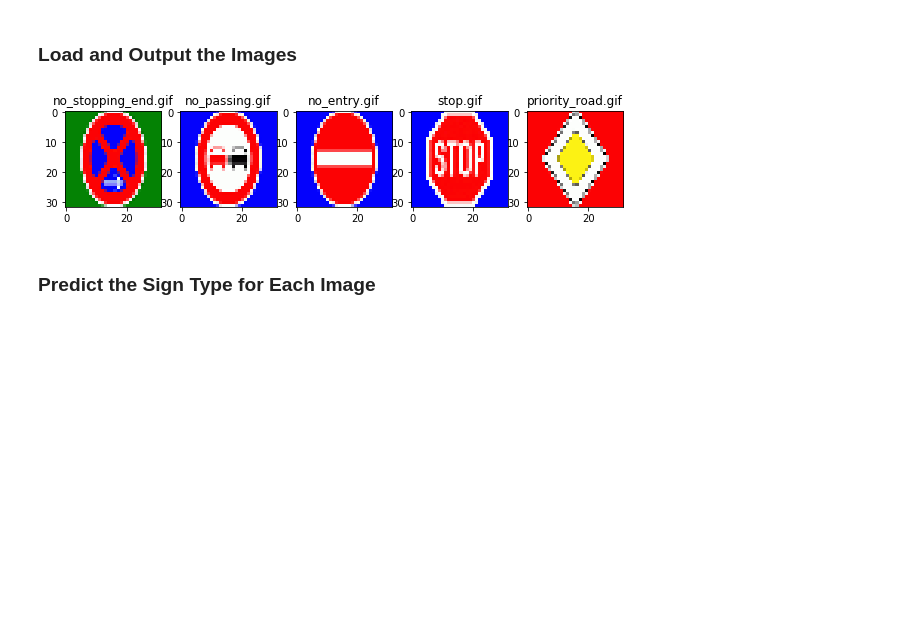
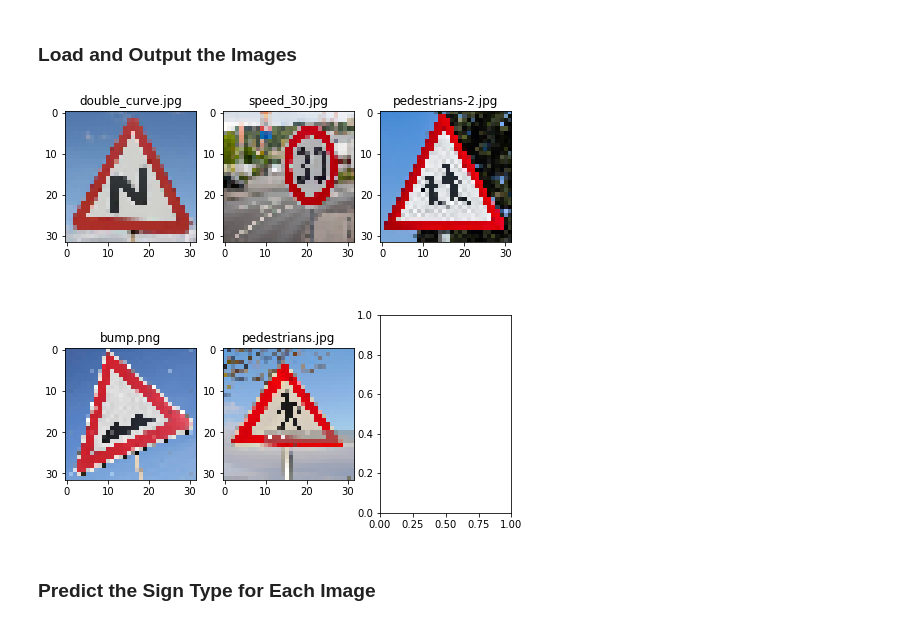
Before and after one commit to mehrshadshams/CarND-Traffic-Sign-Classifier-Project, a Jupyter notebook: Traffic_Sign_Classifier.ipynb, the cells around one changed output. Cells and saved outputs as stored; diff of their text form; code cells hidden in the pictures; blank space fills up the shorter version.

```diff
--- a/Traffic_Sign_Classifier.ipynb
+++ b/Traffic_Sign_Classifier.ipynb
@@ -102,10 +102,12 @@ sign_names_df = pd.read_csv('signnames.csv')
 sign_label_names = sign_names_df.SignName.values
 # %%
 # helper function to show images and their labels
-def show_images(images, labels, rows=1):
-    cols = int(len(images) / rows)
+import math
+
+def show_images(images, labels, rows=1, fname=None):
+    cols = math.ceil(len(images) / rows)
     fig, axis = plt.subplots(rows, cols)
-    fig.set_size_inches(10, 10)
+    fig.set_size_inches(8, 8)
     for i in range(len(images)):
         row, col = i // cols, int(i % cols)
         if (rows > 1):
@@ -114,6 +116,8 @@ def show_images(images, labels, rows=1):
         else:
             axis[i].set_title(labels[i])
             axis[i].imshow(images[i])
+    if fname is not None:
+        fig.savefig(fname)
 # %%
 import matplotlib.pyplot as plt
 # Visualizations will be shown in the notebook.
@@ -549,32 +556,33 @@ You may find `signnames.csv` useful as it contains mappings from the class id (i
 # %%
 ### Load the images and plot them here.
 ### Feel free to use as many code cells as needed.
 import matplotlib.image as mpimg
 import cv2
 
 image_files = [
-    'no_stopping_end.gif',
-    'no_passing.gif',
-    'no_entry.gif',
-    'stop.gif',
-    'priority_road.gif'
+    'double_curve.jpg',
+    'speed_30.jpg',
+    'pedestrians-2.jpg',
+    'bump.png',
+    'pedestrians.jpg'
 ]
 
 images = []
 for f in image_files:
-    image = mpimg.imread(f)
+    image = cv2.imread(f)
+    image = cv2.cvtColor(image, cv2.COLOR_BGR2RGB)
     image = cv2.resize(image,(32, 32), interpolation = cv2.INTER_CUBIC)
     # remove last channel if any
     if image.shape[2] > 3:
         image = image[:,:,0:3]
     images.append(image)
 
 images = np.array(images)
 images_orig = images.copy()
 
-show_images(images_orig, image_files)
+show_images(images, image_files, rows=2)
 # %% [output]
-[figure, old version]
+[figure, new version]
 # %% [markdown]
 ### Predict the Sign Type for Each Image
 # %%
```
Also changed, not shown: parts of 9 cells of this notebook, 10 other files.
